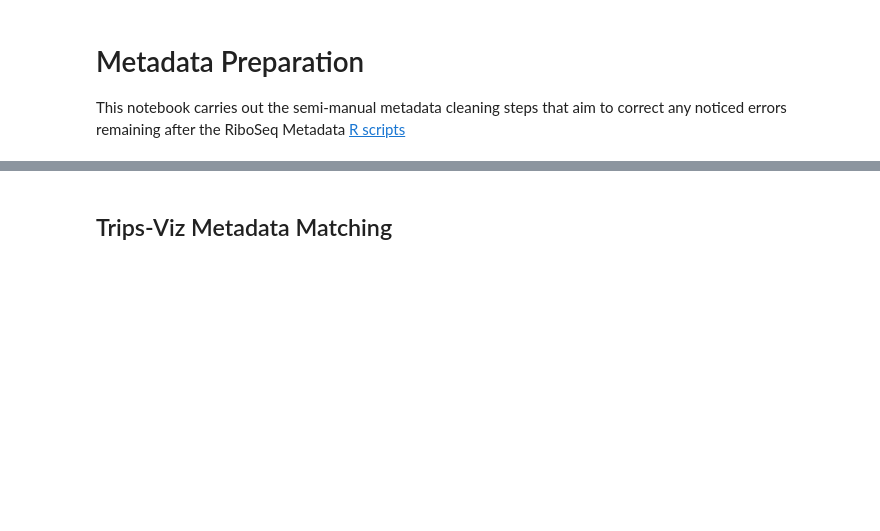
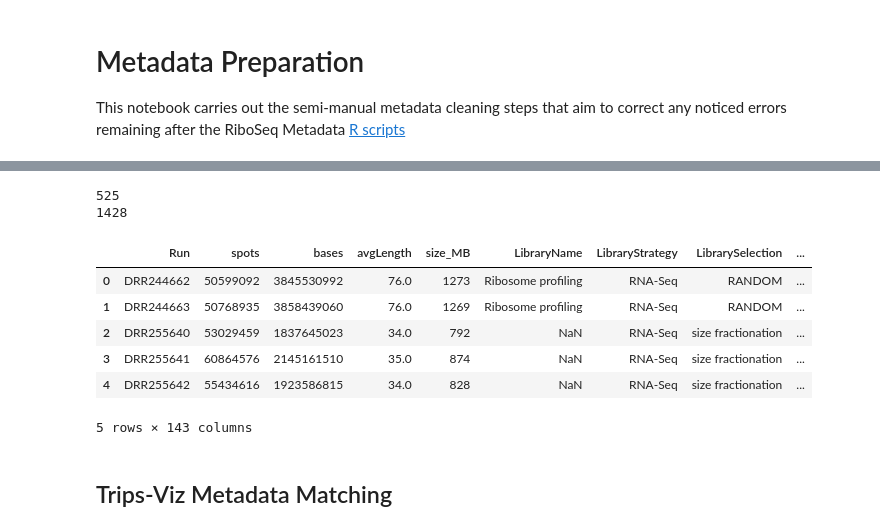
Before and after one commit to riboseqorg/Metadata, a Jupyter notebook: scripts/Metadata_Preparation.ipynb, the cells around one changed output, grey strips where cells are left out. Saved outputs shown, nothing was run; the diff lists cells and outputs as text; code cells hidden in the pictures; blank space fills up the shorter version.

```diff
--- a/scripts/Metadata_Preparation.ipynb
+++ b/scripts/Metadata_Preparation.ipynb
@@ -7,0 +8,5 @@ latest_metadata_path = "/home/jack/projects/Metadata/data/standardized_columns_f
+# %%
+latest_metadata_new_path = "/home/jack/projects/riboseqorg_metadata/temp_files/standardized_columns_final_2024-10-10.csv"
+# %%
+original_df = pd.read_csv(latest_metadata_original_path)
+new_df = pd.read_csv(latest_metadata_new_path)
@@ -8 +31,23 @@ latest_metadata_path = "/home/jack/projects/Metadata/data/standardized_columns_f
+# %%
+
+new_not_in_original = new_df[~new_df['Run'].isin(original_df['Run'])]
+original_not_in_new = original_df[~original_df['Run'].isin(new_df['Run'])]
+# %%
+print(len(new_not_in_original))
+print(len(original_not_in_new))
+# %% [output]
+525
+1428
+# %%
+latest_metadata = pd.concat([original_df, new_not_in_original], ignore_index=True)
+# %%
+latest_metadata.head()
+# %% [output]
+|  | Run | spots | bases | avgLength | size_MB | LibraryName | LibraryStrategy | LibrarySelection | ... |
+| 0 | DRR244662 | 50599092 | 3845530992 | 76.0 | 1273 | Ribosome profiling | RNA-Seq | RANDOM | ... |
+| 1 | DRR244663 | 50768935 | 3858439060 | 76.0 | 1269 | Ribosome profiling | RNA-Seq | RANDOM | ... |
+| 2 | DRR255640 | 53029459 | 1837645023 | 34.0 | 792 | NaN | RNA-Seq | size fractionation | ... |
+| 3 | DRR255641 | 60864576 | 2145161510 | 35.0 | 874 | NaN | RNA-Seq | size fractionation | ... |
+| 4 | DRR255642 | 55434616 | 1923586815 | 34.0 | 828 | NaN | RNA-Seq | size fractionation | ... |
+5 rows × 143 columns
 # %%
```
Also changed, not shown: parts of 27 cells of this notebook, 12 other files.
